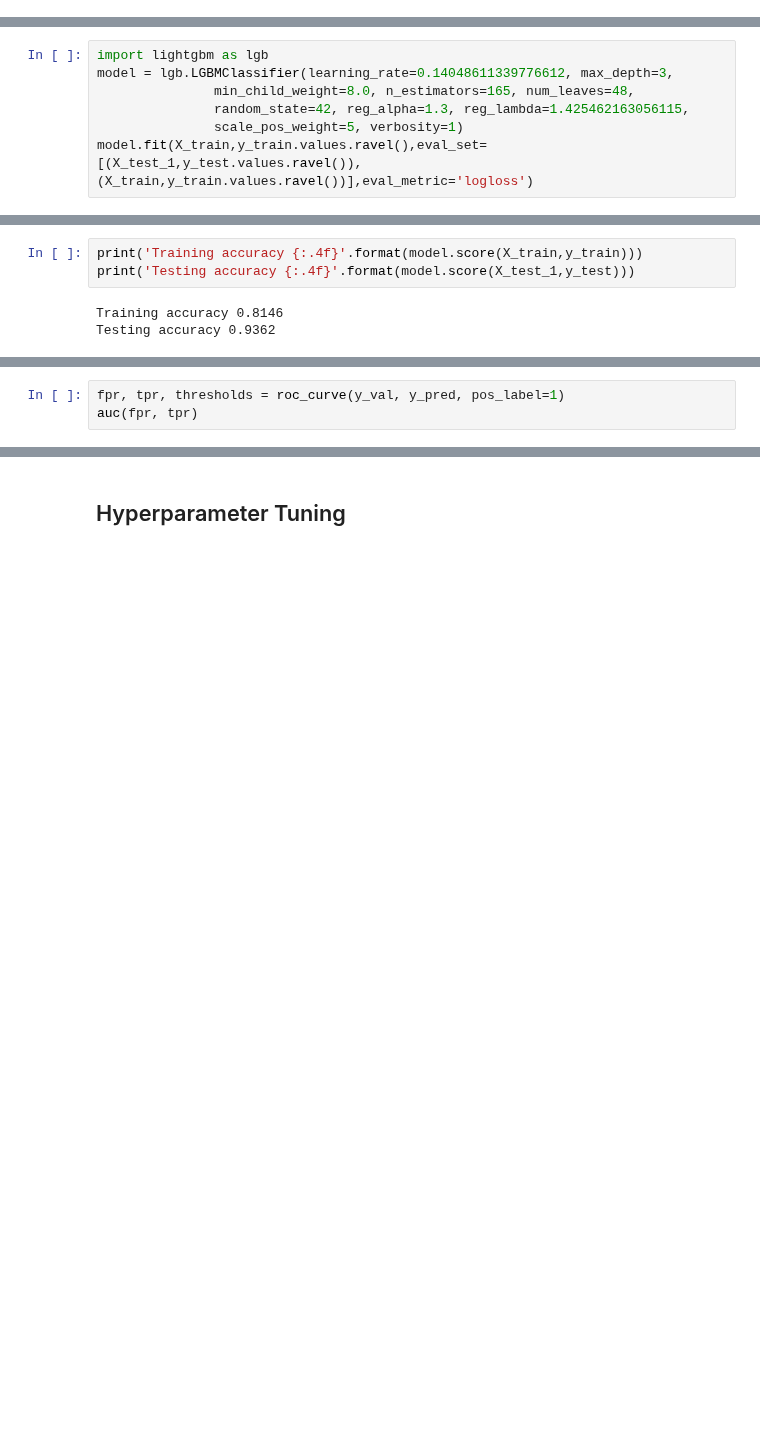
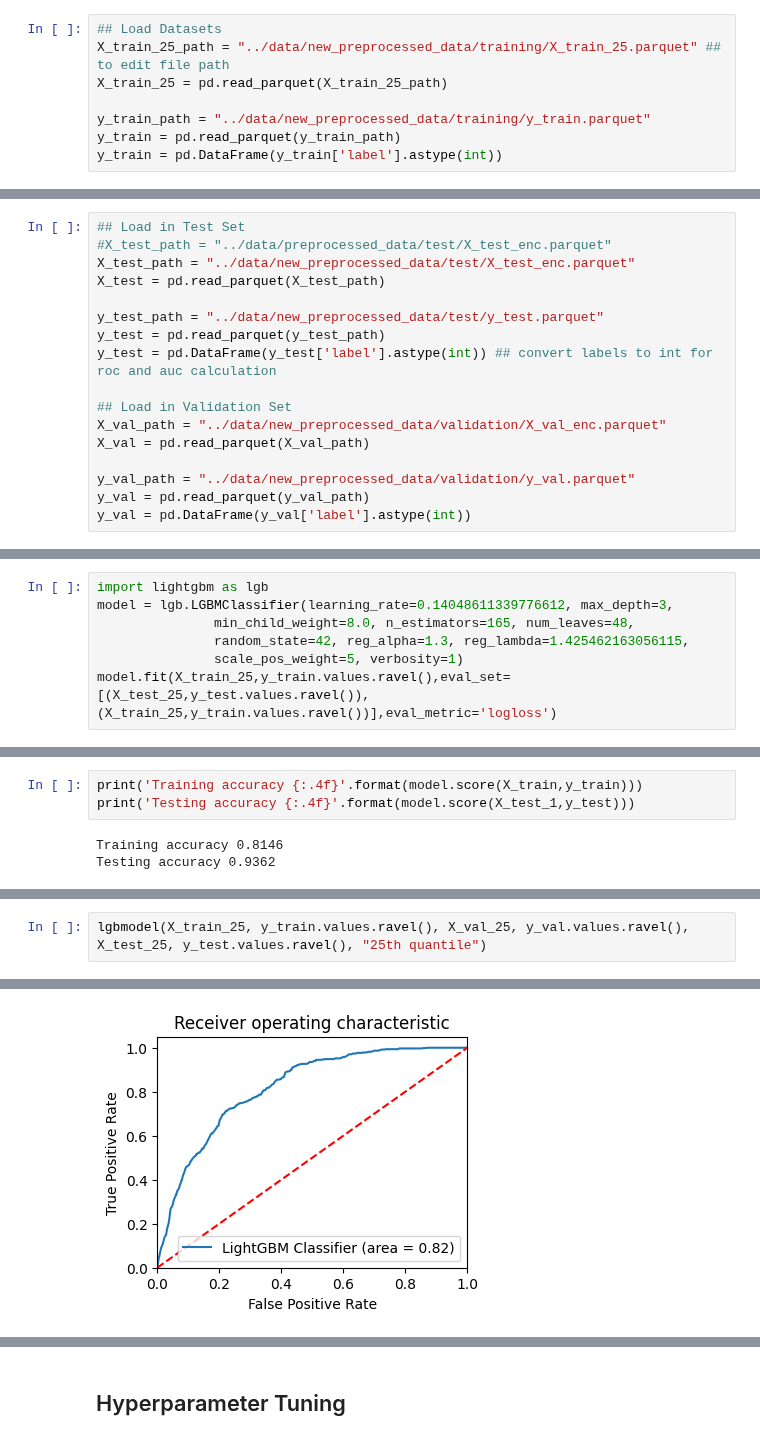
Before and after one commit to claudia-07/DSA4262-ACMXZ, a Jupyter notebook: modelling/Modelling_MinYu.ipynb, the cells around one changed output, grey strips where cells are left out. Cells and saved outputs as stored; diff of their text form; blank space fills up the shorter version.

```diff
--- a/modelling/Modelling_MinYu.ipynb
+++ b/modelling/Modelling_MinYu.ipynb
@@ -95,0 +17,8 @@ y_val["label"] = pd.to_numeric(y_val["label"])
+# %%
+## Load Datasets
+X_train_25_path = "../data/new_preprocessed_data/training/X_train_25.parquet" ## to edit file path
+X_train_25 = pd.read_parquet(X_train_25_path)
+
+y_train_path = "../data/new_preprocessed_data/training/y_train.parquet"
+y_train = pd.read_parquet(y_train_path)
+y_train = pd.DataFrame(y_train['label'].astype(int))
@@ -95,0 +35,17 @@ y_val["label"] = pd.to_numeric(y_val["label"])
+# %%
+## Load in Test Set
+#X_test_path = "../data/preprocessed_data/test/X_test_enc.parquet"
+X_test_path = "../data/new_preprocessed_data/test/X_test_enc.parquet"
+X_test = pd.read_parquet(X_test_path)
+
+y_test_path = "../data/new_preprocessed_data/test/y_test.parquet"
+y_test = pd.read_parquet(y_test_path)
+y_test = pd.DataFrame(y_test['label'].astype(int)) ## convert labels to int for roc and auc calculation
+
+## Load in Validation Set
+X_val_path = "../data/new_preprocessed_data/validation/X_val_enc.parquet"
+X_val = pd.read_parquet(X_val_path)
+
+y_val_path = "../data/new_preprocessed_data/validation/y_val.parquet"
+y_val = pd.read_parquet(y_val_path)
+y_val = pd.DataFrame(y_val['label'].astype(int))
@@ -125,5 +139,5 @@ model = lgb.LGBMClassifier(learning_rate=0.14048611339776612, max_depth=3,
                min_child_weight=8.0, n_estimators=165, num_leaves=48,
                random_state=42, reg_alpha=1.3, reg_lambda=1.425462163056115,
                scale_pos_weight=5, verbosity=1)
-model.fit(X_train,y_train.values.ravel(),eval_set=[(X_test_1,y_test.values.ravel()),(X_train,y_train.values.ravel())],eval_metric='logloss')
+model.fit(X_train_25,y_train.values.ravel(),eval_set=[(X_test_25,y_test.values.ravel()),(X_train_25,y_train.values.ravel())],eval_metric='logloss')
 # %% [output]
@@ -173,3 +155,0 @@ print(recall_score(y_test, y_pred, pos_label=1))
-# %%
-fpr, tpr, thresholds = roc_curve(y_val, y_pred, pos_label=1)
-auc(fpr, tpr)
@@ -177,0 +274,3 @@ auc(fpr, tpr)
+# %%
+lgbmodel(X_train_25, y_train.values.ravel(), X_val_25, y_val.values.ravel(), X_test_25, y_test.values.ravel(), "25th quantile")
+# %% [output]
@@ -177,0 +294 @@ auc(fpr, tpr)
+[figure, added]
```
Also changed, not shown: parts of 27 cells of this notebook, 1 other file.
